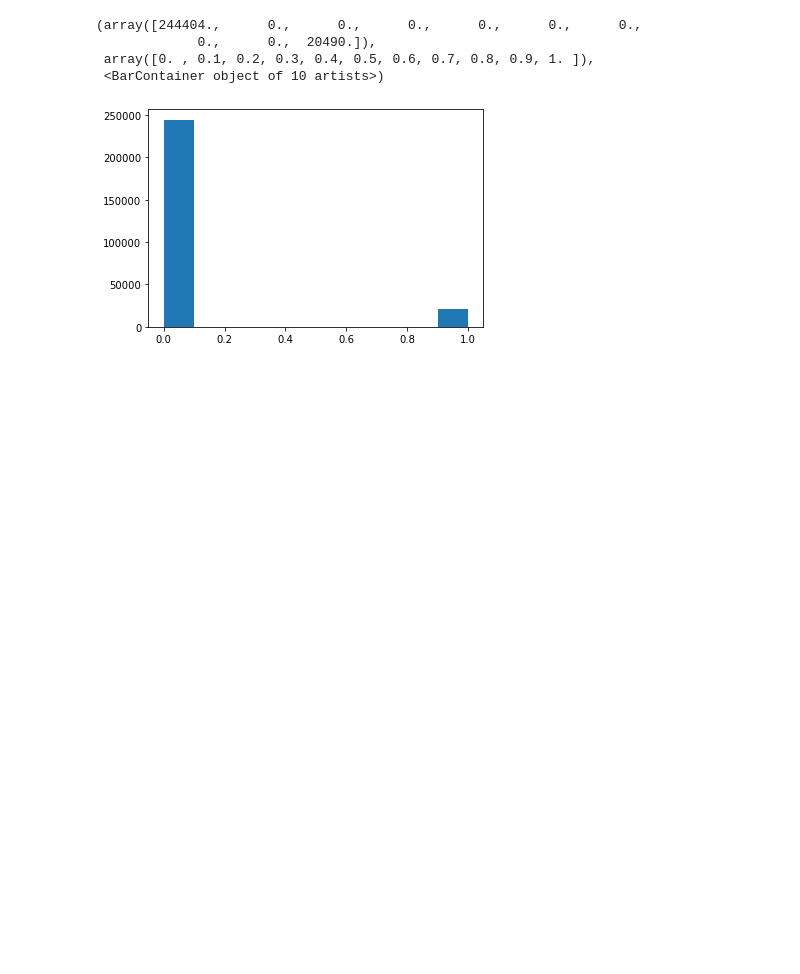
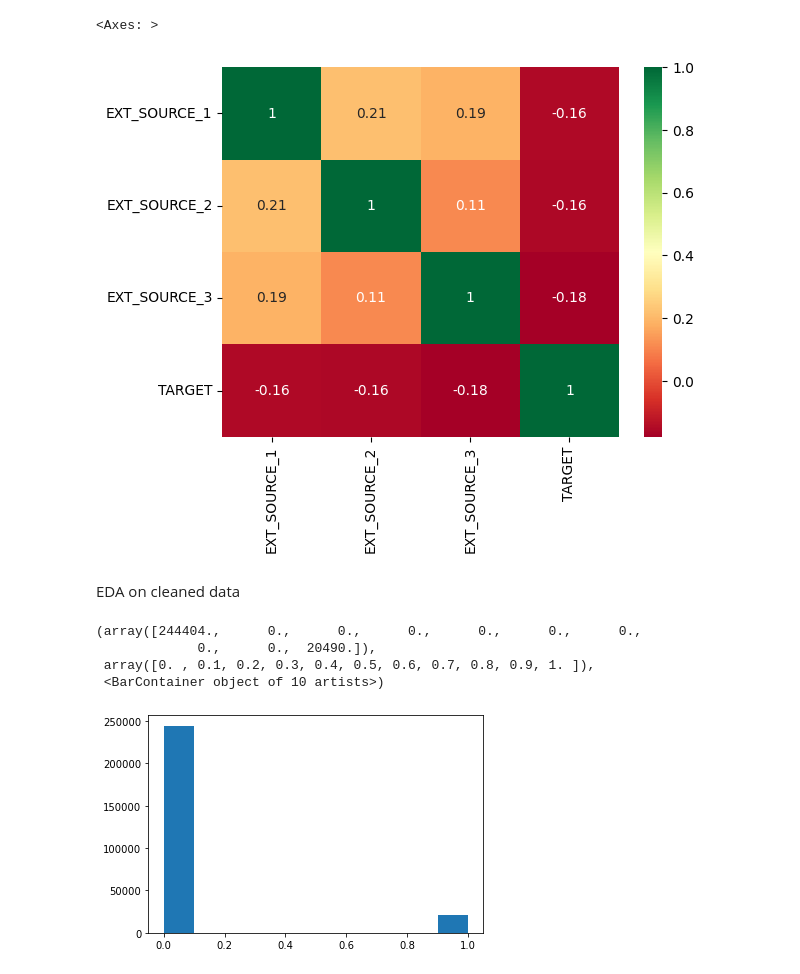
Before and after one commit to benbananas/ORIE5741_final, a Jupyter notebook: eda.ipynb, the cells around one changed output. Cells and saved outputs as stored; diff of their text form; code cells hidden in the pictures; blank space fills up the shorter version.

```diff
--- a/eda.ipynb
+++ b/eda.ipynb
@@ -26,3 +72,13 @@ import torch
+# %%
+ext_source_df = df[["EXT_SOURCE_1","EXT_SOURCE_2","EXT_SOURCE_3","TARGET"]]
+ext_source_corr = ext_source_df.corr()
+
+sns.heatmap(data=ext_source_corr, annot=True, cmap="RdYlGn")
+# %% [output]
+<Axes: >
+[figure, added]
+# %% [markdown]
+EDA on cleaned data
 # %%
 df = pd.read_csv("clean2_data-ext-norm.csv", index_col=0)
 # %%
```
Also changed, not shown: parts of 5 cells of this notebook.
